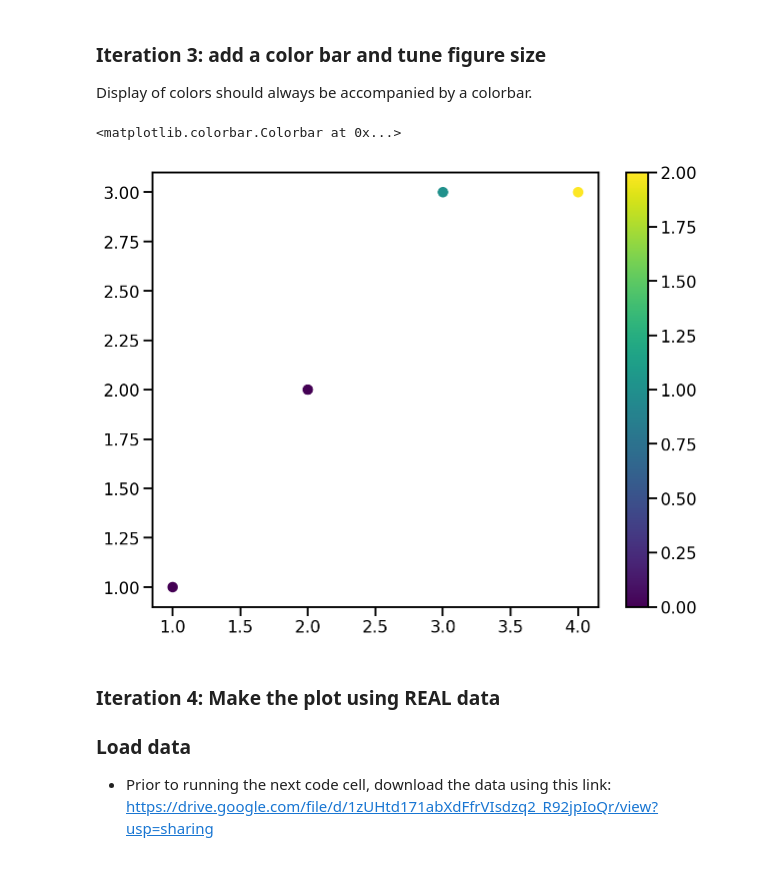
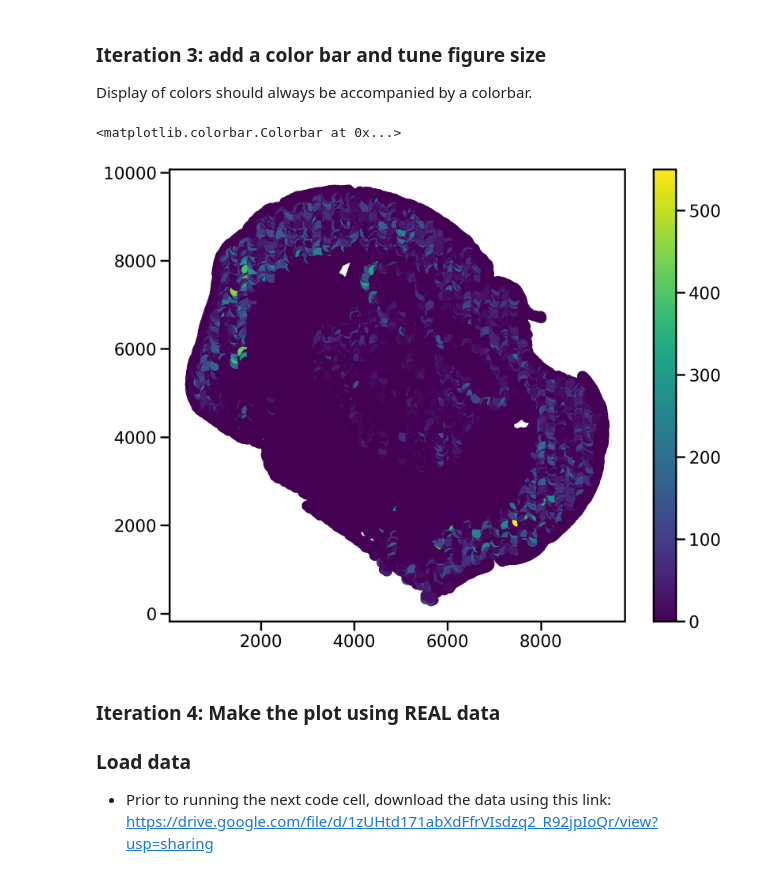
Before and after one commit to masondao/transcriptomics, a Jupyter notebook: archive/Collab_ST_Day1_v4_crippled_template.ipynb, the cells around one changed output. Cells and saved outputs as stored; diff of their text form; code cells hidden in the pictures.

```diff
--- a/archive/Collab_ST_Day1_v4_crippled_template.ipynb
+++ b/archive/Collab_ST_Day1_v4_crippled_template.ipynb
@@ -63,12 +63,12 @@ Display of colors should always be accompanied by a colorbar.
 # %%
 # modify the following code to make it work
 
 fig, ax = plt.subplots(figsize=(10,8))
-# g = ax.scatter(x, y, ...)
+g = ax.scatter(x, y, c= gene)
 fig.colorbar(g)
 # %% [output]
 <matplotlib.colorbar.Colorbar at 0x...>
-[figure, old version]
+[figure, new version]
 # %% [markdown]
 ### Iteration 4: Make the plot using REAL data
 
```
Also changed, not shown: parts of 4 cells of this notebook.
